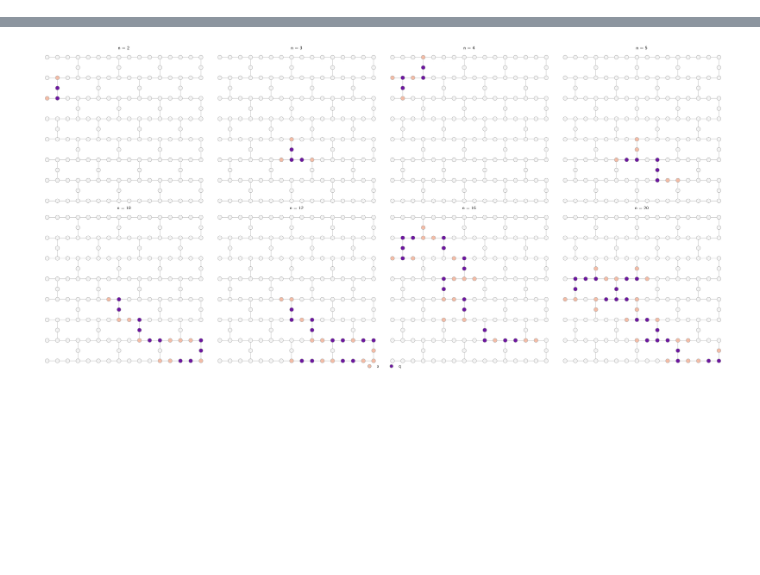
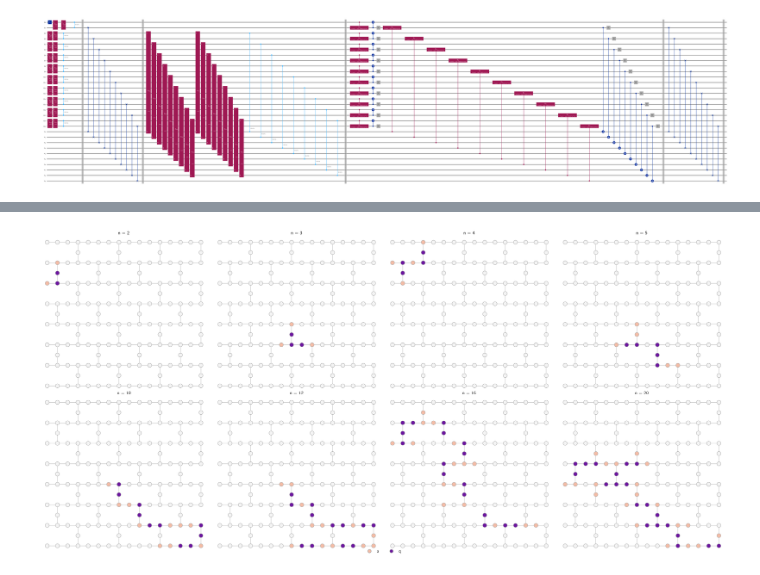
Before and after one commit to bentirher/dmpf_dissipation, a Jupyter notebook: standard_adc/tqd_study.ipynb, the cells around one changed output, grey strips where cells are left out. Drawn from its saved outputs; the diff is of its cells as text; code cells hidden in the pictures; blank space fills up the shorter version.

```diff
--- a/standard_adc/tqd_study.ipynb
+++ b/standard_adc/tqd_study.ipynb
@@ -35,0 +46,4 @@ for size in n:
+# %%
+ha_qc.draw('mpl', fold = -1)
+# %% [output]
+[figure, added]
```
Also changed, not shown: parts of 4 cells of this notebook, 1 other file.
